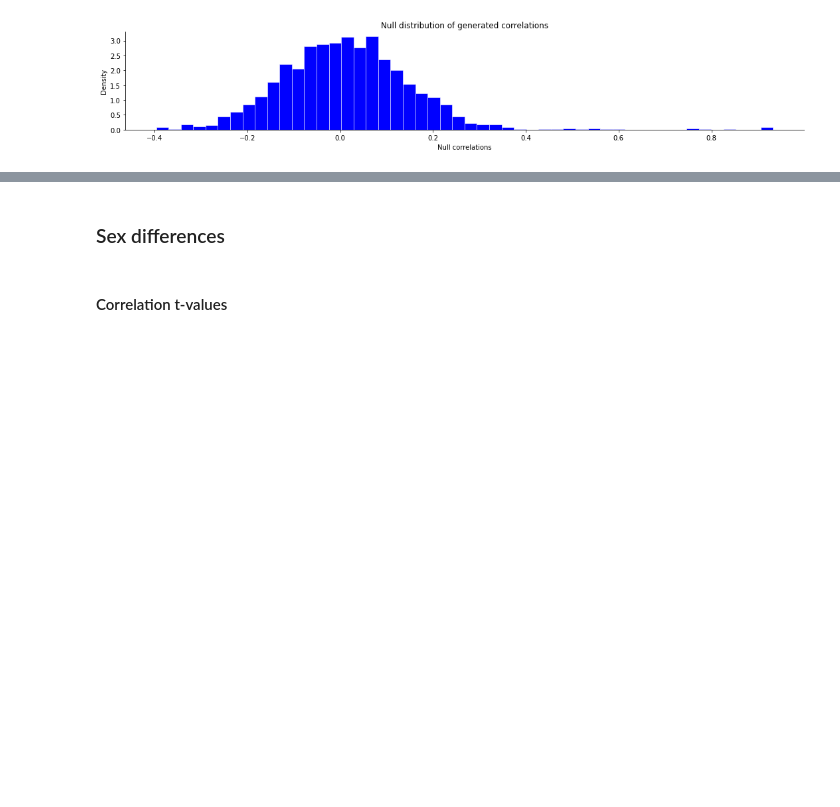
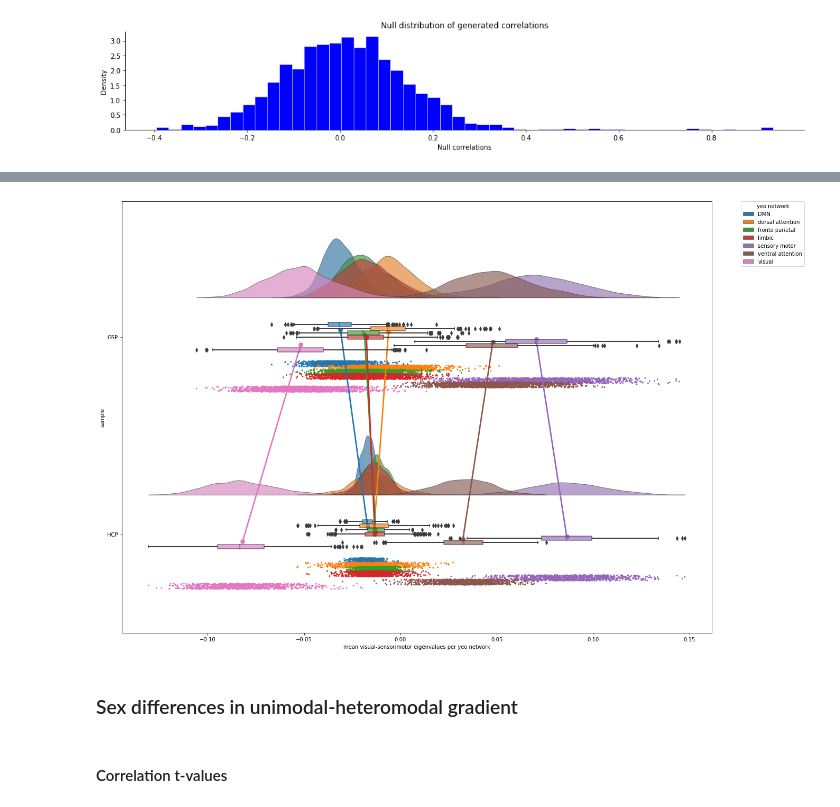
Before and after one commit to biancaserio/sex_diff_gradients, a Jupyter notebook: scripts/sex_classification_fc_gradients_gsp_hcp.ipynb, the cells around one changed output, grey strips where cells are left out. Drawn from its saved outputs; the diff is of its cells as text; code cells hidden in the pictures; blank space fills up the shorter version.

```diff
--- a/scripts/sex_classification_fc_gradients_gsp_hcp.ipynb
+++ b/scripts/sex_classification_fc_gradients_gsp_hcp.ipynb
@@ -440,5 +595,22 @@ plt.show()
+# %%
+f,ax=plt.subplots(figsize=(20,15))
+
+ax=pt.RainCloud(x="sample",
+                y="mean visual-sensorimotor eigenvalues per yeo network",
+                hue="yeo network",
+                data=df_all_visual_sensorimotor,
+                palette=sns.color_palette(n_colors=7),
+                bw=.2,
+                width_viol=.6,
+                orient="h",
+                move=.2,
+                alpha=.65,
+                pointplot=True,
+                dodge = True)
+# %% [output]
+[figure, added]
 # %% [markdown]
-### Sex differences
+### Sex differences in unimodal-heteromodal gradient
 # %% [markdown]
 #### Correlation t-values
 # %%
```
Also changed, not shown: parts of 18 cells of this notebook.
